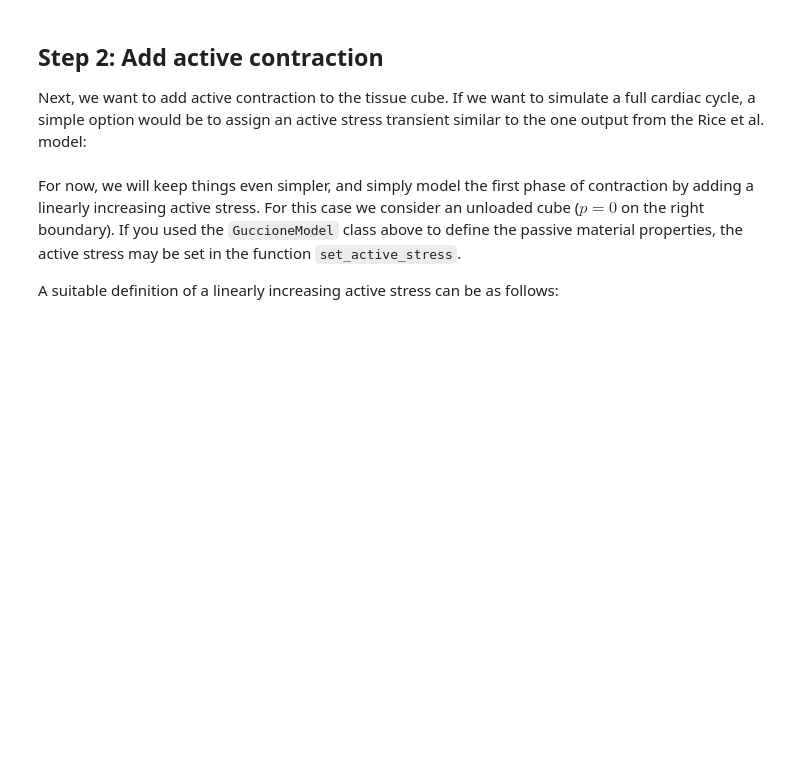
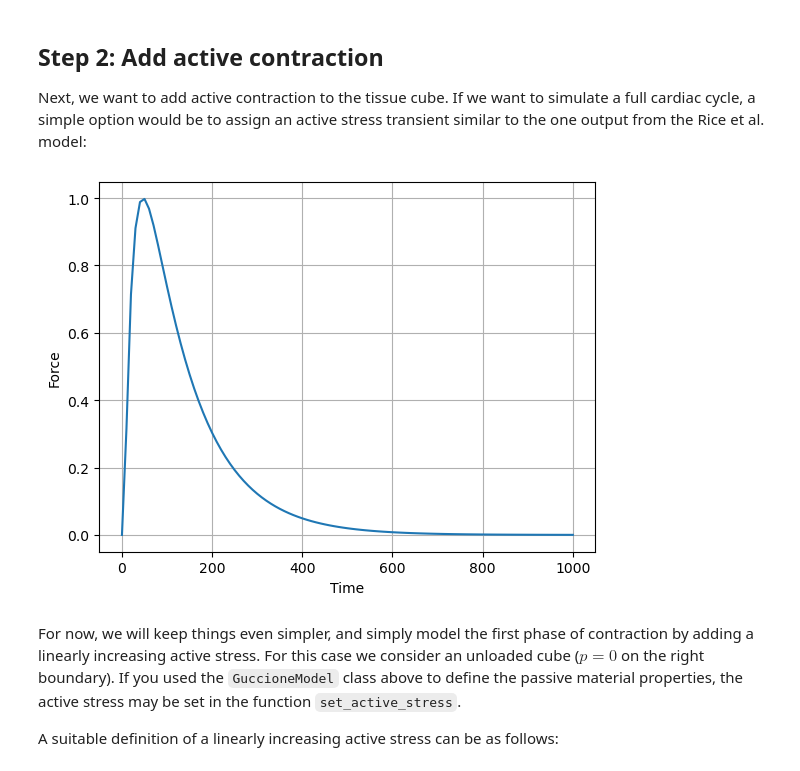
Before and after one commit to Simula-SSCP/SSCP_lectures, a Jupyter notebook: L13 (FEniCS Mechanics)/L13_active_cube.ipynb, the cells around one changed output. Cells and saved outputs as stored; diff of their text form; code cells hidden in the pictures; blank space fills up the shorter version.

```diff
--- a/L13 (FEniCS Mechanics)/L13_active_cube.ipynb
+++ b/L13 (FEniCS Mechanics)/L13_active_cube.ipynb
@@ -124,27 +123,30 @@ Next, we want to add active contraction to the tissue cube. If we want to simula
 # %%
 force_amplitude = 1.0
 # Ca_diastolic=0.09
 start_time = (5,)
 tau1 = 20
 tau2 = 110
 t = np.linspace(0, 1000, 101)
 
 beta = -math.pow(tau1 / tau2, -1 / (1 - tau2 / tau1)) + math.pow(
     tau1 / tau2, -1 / (-1 + tau1 / tau2)
 )
 force = (
     (force_amplitude)
     * (np.exp((start_time - t) / tau1) - np.exp((start_time - t) / tau2))
     / beta
 )
 
 # the following line implements the if test in numpy without a loop
 force = force * (t >= start_time) + 0.0 * (t < start_time)
 
 plt.plot(t, force)
 plt.xlabel("Time")
 plt.ylabel("Force")
+plt.grid()
 plt.show()
+# %% [output]
+[figure, added]
 # %% [markdown]
 For now, we will keep things even simpler, and simply model the first phase of contraction by adding a linearly increasing active stress.
 For this case we consider an unloaded cube ($p=0$ on the right boundary).
```
Also changed, not shown: parts of 6 cells of this notebook, 11 other files.
